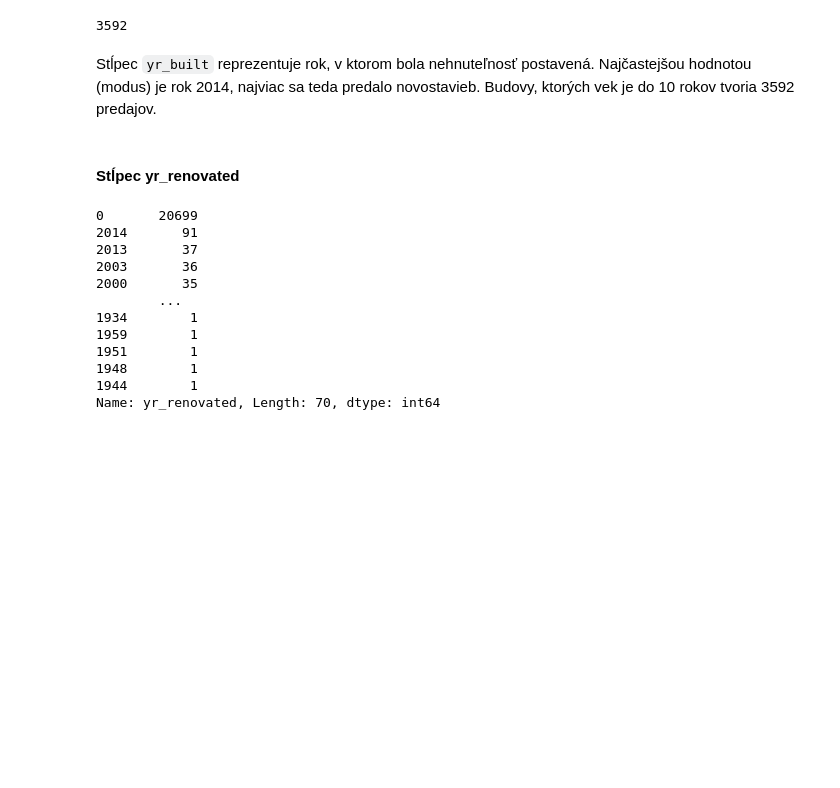
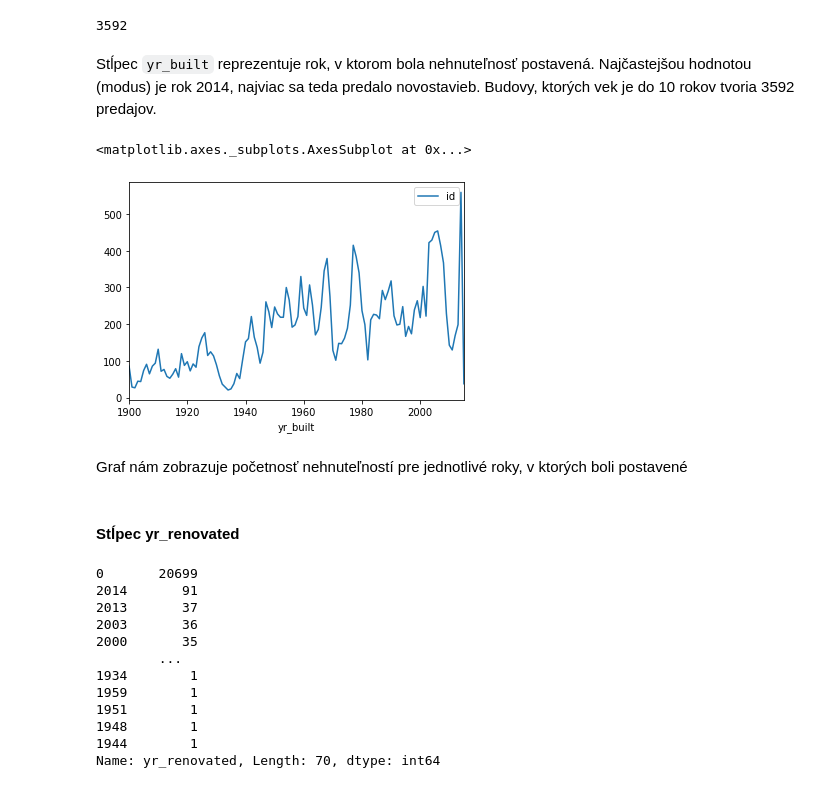
Before and after one commit to mirec3009/oznal_project, a Jupyter notebook: Explorativna_analyza.ipynb, the cells around one changed output. Drawn from its saved outputs; the diff is of its cells as text; code cells hidden in the pictures; blank space fills up the shorter version.

```diff
--- a/Explorativna_analyza.ipynb
+++ b/Explorativna_analyza.ipynb
@@ -621,6 +630,14 @@ df['yr_built'][df['yr_built'] > 2003].count()
 3592
 # %% [markdown]
 Stĺpec `yr_built` reprezentuje rok, v ktorom bola nehnuteľnosť postavená. Najčastejšou hodnotou (modus) je rok 2014, najviac sa teda predalo novostavieb. Budovy, ktorých vek je do 10 rokov tvoria 3592 predajov.
+# %%
+df_id_uniq = df.drop_duplicates(subset=["id"])
+df_id_uniq.groupby(['yr_built']).agg({"id":"count"}).plot.line()
+# %% [output]
+<matplotlib.axes._subplots.AxesSubplot at 0x...>
+[figure, added]
+# %% [markdown]
+Graf nám zobrazuje početnosť nehnuteľností pre jednotlivé roky, v ktorých boli postavené
 # %% [markdown]
 #### Stĺpec yr_renovated
 # %%
```
Also changed, not shown: parts of 23 cells of this notebook, 1 other file.
